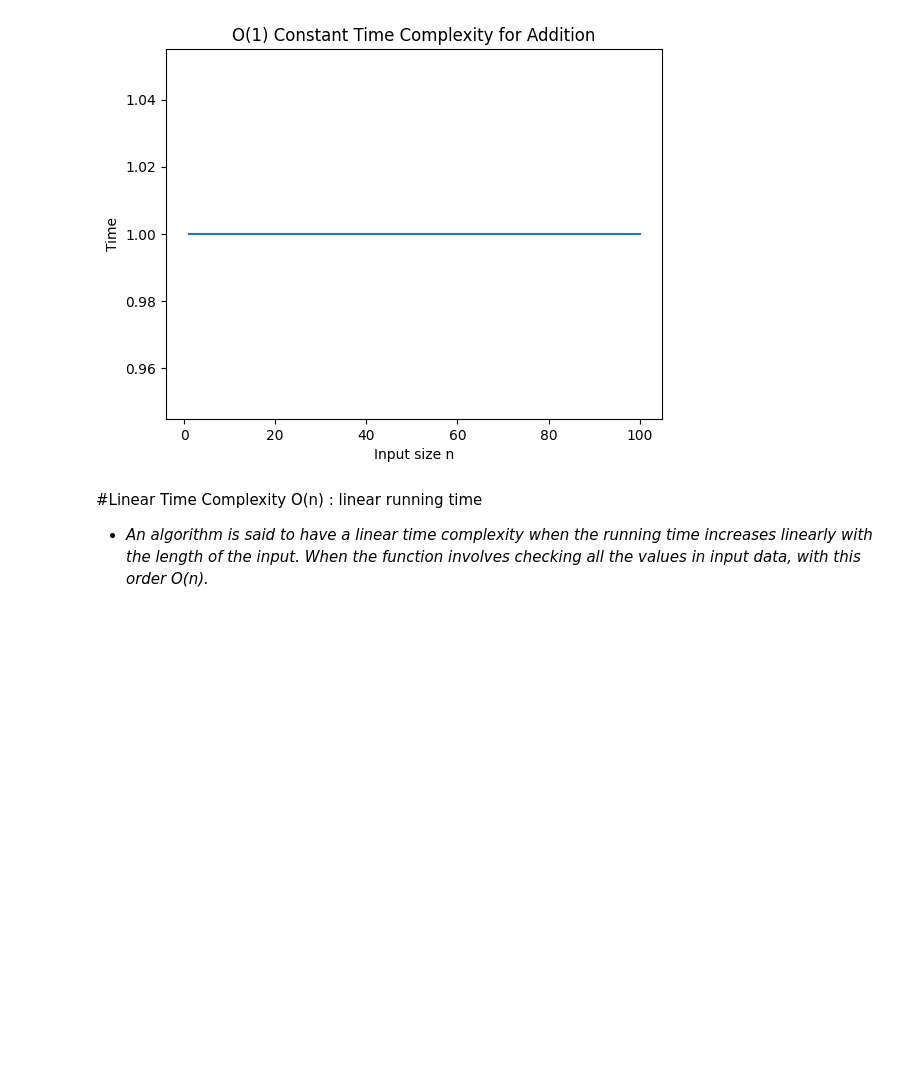
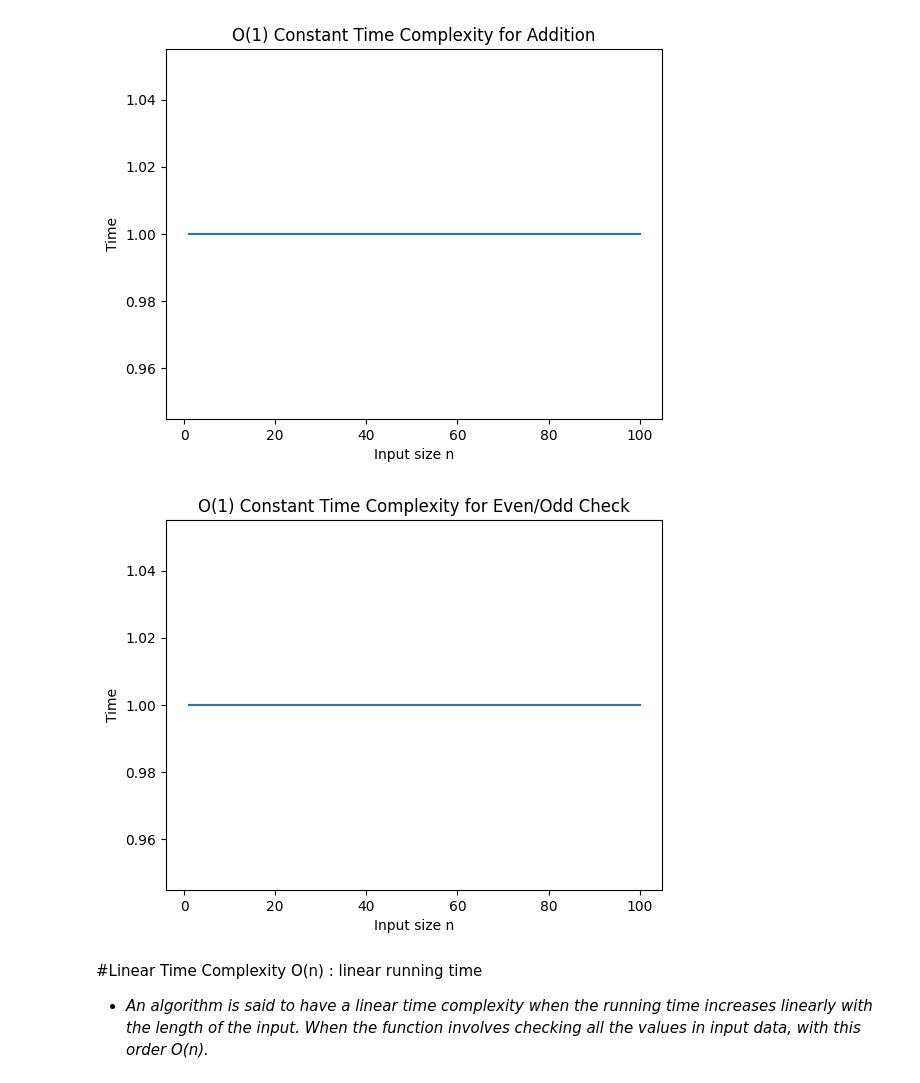
Before and after one commit to Sameer240725/ALGORITHM-LAB, a Jupyter notebook: Lab_3_Growth_of_function.ipynb, the cells around one changed output. Cells and saved outputs as stored; diff of their text form; code cells hidden in the pictures; blank space fills up the shorter version.

```diff
--- a/Lab_3_Growth_of_function.ipynb
+++ b/Lab_3_Growth_of_function.ipynb
@@ -40,8 +40,31 @@ plt.show()
 # %% [output]
 [figure]
 # %%
-#Prob_2:Take another example and write the code that runs in fixed amount of time or has fixed number of steps of execution no matter what is the size of input has constant time complexity.
-#similar to example-1, also plot the graph (eg. even_odd )
+# Prob_2: Take another example and write the code that runs in fixed amount of time or has fixed number of steps of execution no matter what is the size of input has constant time complexity.
+# similar to example-1, also plot the graph (eg. even_odd )
+
+import matplotlib.pyplot as plt
+
+def is_even_or_odd(number):
+    # This operation takes a constant amount of time, regardless of the 'number' value.
+    return 'Even' if number % 2 == 0 else 'Odd'
+
+n_values = list(range(1, 101))
+time_values = []
+
+for n in n_values:
+    # Simulate a constant time operation. The actual time doesn't change with 'n'.
+    is_even_or_odd(n)
+    time_values.append(1) # Represent constant time as 1 unit
+
+plt.figure()
+plt.plot(n_values, time_values)
+plt.xlabel("Input size n")
+plt.ylabel("Time")
+plt.title("O(1) Constant Time Complexity for Even/Odd Check")
+plt.show()
+# %% [output]
+[figure, added]
 # %% [markdown]
 #Linear Time Complexity O(n) : linear running time
 - *An algorithm is said to have a linear time complexity when the running time increases linearly with the length of the input. When the function involves checking all the values in input data, with this order O(n).*
```
Also changed, not shown: parts of 14 cells of this notebook.
